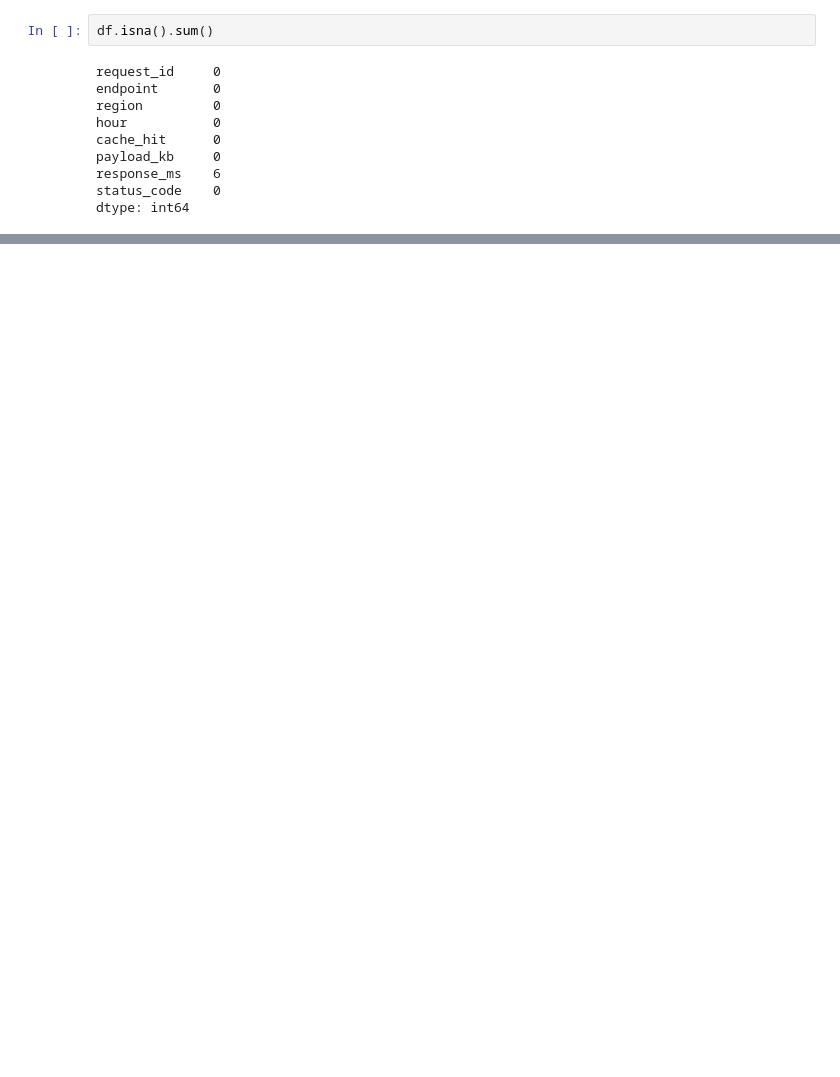
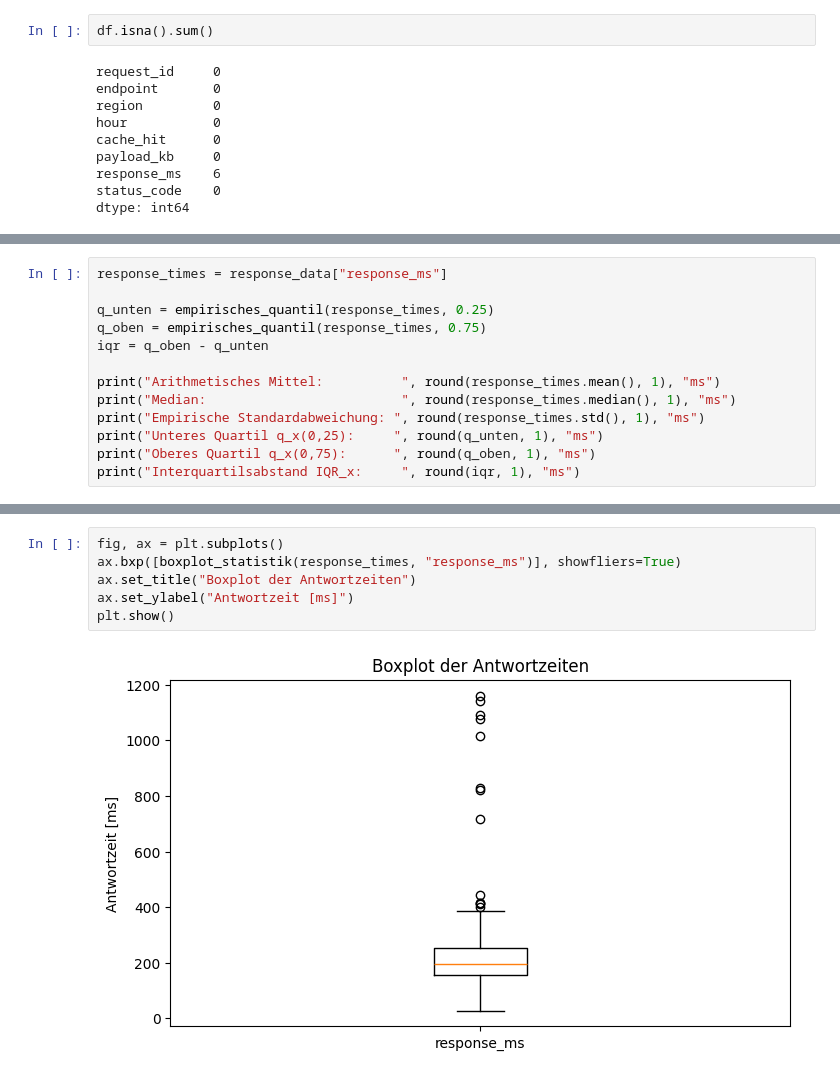
Before and after one commit to ett83/pystat, a Jupyter notebook: Statistik_mit_Python_Dozent.ipynb, the cells around one changed output, grey strips where cells are left out. Saved outputs shown, nothing was run; the diff lists cells and outputs as text; blank space fills up the shorter version.

```diff
--- a/Statistik_mit_Python_Dozent.ipynb
+++ b/Statistik_mit_Python_Dozent.ipynb
@@ -566,0 +432,13 @@ Abschnitte **7 (Trendlinie)** und **8 (Stichproben-Simulation)** nur kurz zeigen
+# %%
+response_times = response_data["response_ms"]
+
+q_unten = empirisches_quantil(response_times, 0.25)
+q_oben = empirisches_quantil(response_times, 0.75)
+iqr = q_oben - q_unten
+
+print("Arithmetisches Mittel:          ", round(response_times.mean(), 1), "ms")
+print("Median:                         ", round(response_times.median(), 1), "ms")
+print("Empirische Standardabweichung: ", round(response_times.std(), 1), "ms")
+print("Unteres Quartil q_x(0,25):     ", round(q_unten, 1), "ms")
+print("Oberes Quartil q_x(0,75):      ", round(q_oben, 1), "ms")
+print("Interquartilsabstand IQR_x:     ", round(iqr, 1), "ms")
@@ -566,0 +489,8 @@ Abschnitte **7 (Trendlinie)** und **8 (Stichproben-Simulation)** nur kurz zeigen
+# %%
+fig, ax = plt.subplots()
+ax.bxp([boxplot_statistik(response_times, "response_ms")], showfliers=True)
+ax.set_title("Boxplot der Antwortzeiten")
+ax.set_ylabel("Antwortzeit [ms]")
+plt.show()
+# %% [output]
+[figure, added]
```
Also changed, not shown: parts of 116 cells of this notebook, 3 other files.
